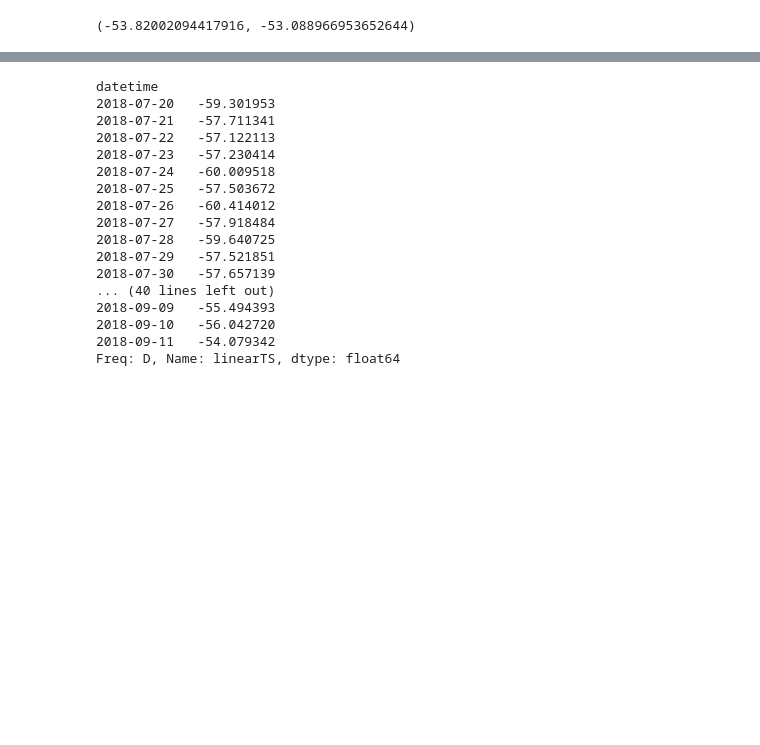
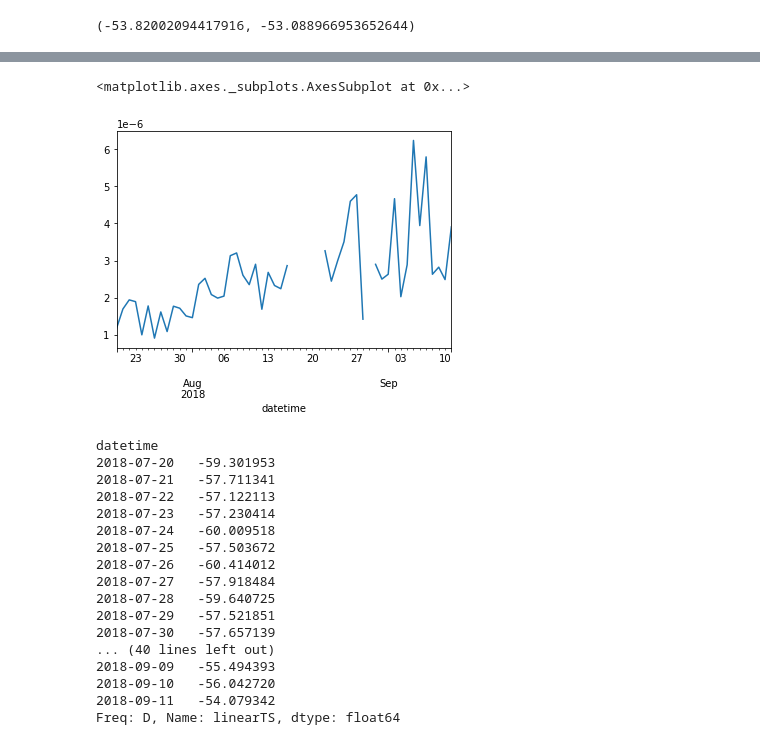
Before and after one commit to leviner/saildrone-2018, a Jupyter notebook: code/acousticData/analysis/4-singleTargetsData.ipynb, the cells around one changed output, grey strips where cells are left out. Drawn from its saved outputs; the diff is of its cells as text; code cells hidden in the pictures; blank space fills up the shorter version.

```diff
--- a/code/acousticData/analysis/4-singleTargetsData.ipynb
+++ b/code/acousticData/analysis/4-singleTargetsData.ipynb
@@ -326,3 +334,8 @@ test1 = pd.concat([dfMLS1TS,dfMLS2TS,dfMLS3TS,dfMLS4TS])
+# %%
+test1.resample('1D').mean().linearTS.plot()
+# %% [output]
+<matplotlib.axes._subplots.AxesSubplot at 0x...>
+[figure, added]
 # %%
 10*np.log10(test1.resample('D').mean().linearTS)
 # %% [output]
```
Also changed, not shown: parts of 7 cells of this notebook.
